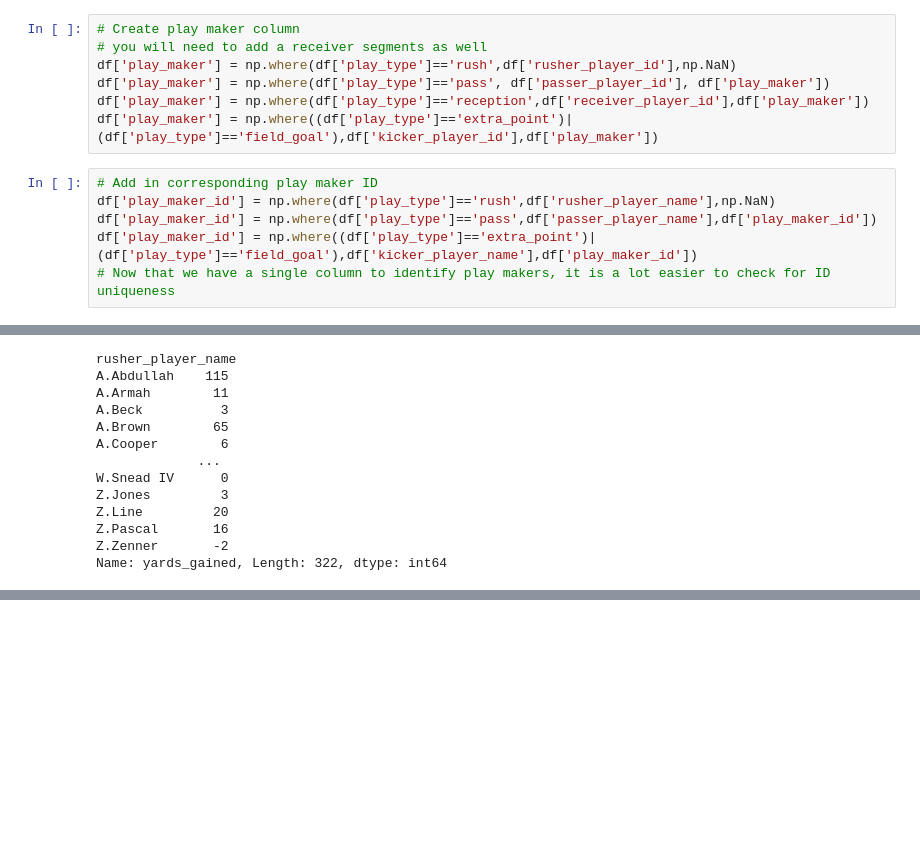
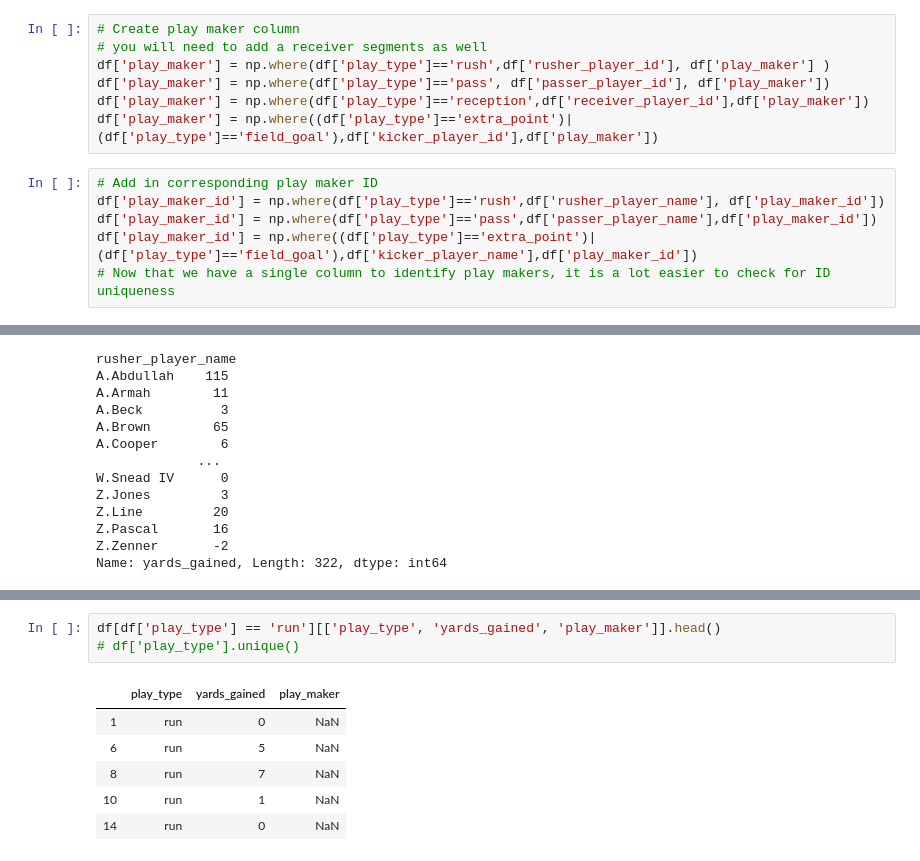
Before and after one commit to scunden/Project-Dash, a Jupyter notebook: 2. Data-Cleanup/0. Cleanup/cleanup.ipynb, the cells around one changed output, grey strips where cells are left out. Cells and saved outputs as stored; diff of their text form; blank space fills up the shorter version.

```diff
--- a/2. Data-Cleanup/0. Cleanup/cleanup.ipynb
+++ b/2. Data-Cleanup/0. Cleanup/cleanup.ipynb
@@ -197,13 +202,13 @@ more than one name.
 # %%
 # Create play maker column
 # you will need to add a receiver segments as well
-df['play_maker'] = np.where(df['play_type']=='rush',df['rusher_player_id'],np.NaN)
+df['play_maker'] = np.where(df['play_type']=='rush',df['rusher_player_id'], df['play_maker'] )
 df['play_maker'] = np.where(df['play_type']=='pass', df['passer_player_id'], df['play_maker'])
 df['play_maker'] = np.where(df['play_type']=='reception',df['receiver_player_id'],df['play_maker'])
 df['play_maker'] = np.where((df['play_type']=='extra_point')|(df['play_type']=='field_goal'),df['kicker_player_id'],df['play_maker'])
 # %%
 # Add in corresponding play maker ID
-df['play_maker_id'] = np.where(df['play_type']=='rush',df['rusher_player_name'],np.NaN)
+df['play_maker_id'] = np.where(df['play_type']=='rush',df['rusher_player_name'], df['play_maker_id'])
 df['play_maker_id'] = np.where(df['play_type']=='pass',df['passer_player_name'],df['play_maker_id'])
 df['play_maker_id'] = np.where((df['play_type']=='extra_point')|(df['play_type']=='field_goal'),df['kicker_player_name'],df['play_maker_id'])
 # Now that we have a single column to identify play makers, it is a lot easier to check for ID uniqueness
@@ -440,0 +431,10 @@ AttributeError: 'Series' object has no attribute 'join'
+# %%
+df[df['play_type'] == 'run'][['play_type', 'yards_gained', 'play_maker']].head()
+# df['play_type'].unique()
+# %% [output]
+|  | play_type | yards_gained | play_maker |
+| 1 | run | 0 | NaN |
+| 6 | run | 5 | NaN |
+| 8 | run | 7 | NaN |
+| 10 | run | 1 | NaN |
+| 14 | run | 0 | NaN |
```
Also changed, not shown: parts of 15 cells of this notebook, 1 other file.
